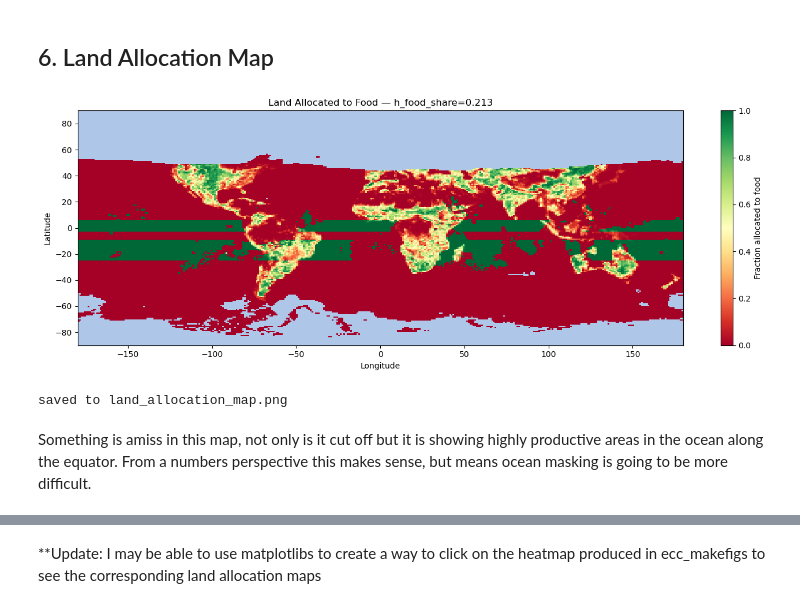
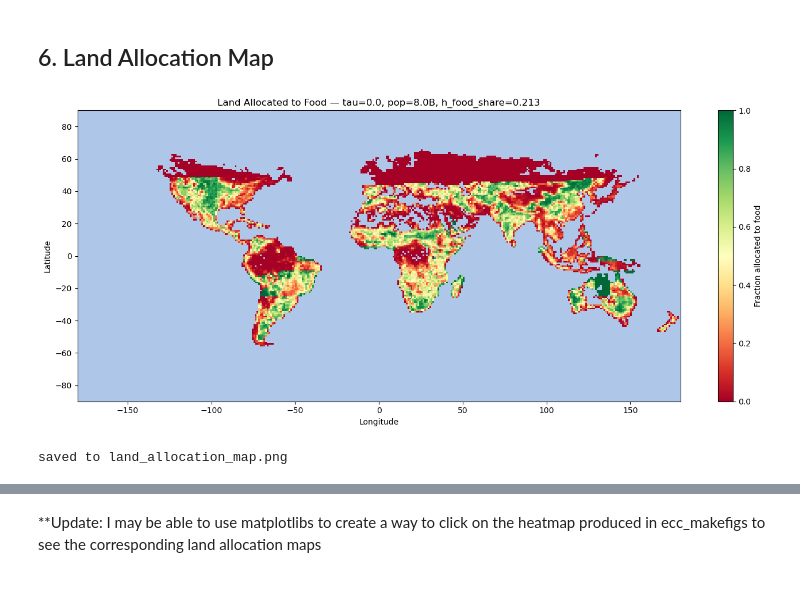
Before and after one commit to evasbenson/ECC_model, a Jupyter notebook: ecc_analysis.ipynb, the cells around one changed output, grey strips where cells are left out. Cells and saved outputs as stored; diff of their text form; code cells hidden in the pictures.

```diff
--- a/ecc_analysis.ipynb
+++ b/ecc_analysis.ipynb
@@ -30,6 +30,9 @@ imports ok
 # %% [markdown]
 ## 2. Load Spatial Data
 # %%
+PAR_grid, area, farmedPct, eimat, is_land = load_spatial_data()
+area_ha = area / 10000
+
 ei_mean = np.mean(eimat, axis=2)
 is_land = (ei_mean > 0) & (farmedPct > 0)
 print(f'farmable land cells: {is_land.sum()} of {180*360}')
@@ -319,37 +422,37 @@ order       = np.argsort(-g_flat)
 farmed_area   = farmed_flat * area_flat * land_flat
 unfarmed_area = (1 - farmed_flat) * area_flat * land_flat
 selected      = np.zeros(len(g_flat))
 accumulated   = 0.0
 
 for idx in order:
     if farmed_area[idx] <= 0: continue
     if accumulated >= target_ha: break
     take = min(farmed_area[idx], target_ha - accumulated)
     selected[idx] = take / area_flat[idx]
     accumulated  += take
 
 for idx in order:
     if unfarmed_area[idx] <= 0: continue
     if accumulated >= target_ha: break
     take = min(unfarmed_area[idx], target_ha - accumulated)
     selected[idx] = take / area_flat[idx]
     accumulated  += take
 
-selected_2d = np.where(is_land, selected.reshape(180, 360), np.nan)
+selected_2d = np.where(farmedPct > 0, selected.reshape(180, 360), np.nan)
 
-plt.figure(figsize=(14, 5))
+plt.figure(figsize=(14, 6))
 im = plt.pcolormesh(lon2d, lat2d, selected_2d, cmap='RdYlGn', shading='auto', vmin=0, vmax=1)
 plt.colorbar(im, label='Fraction allocated to food')
-plt.title(f'Land Allocated to Food — h_food_share={h_food_share:.3f}')
+plt.title(f'Land Allocated to Food — tau={tau}, pop={pop}B, h_food_share={h_food_share:.3f}')
 plt.xlabel('Longitude')
 plt.ylabel('Latitude')
+plt.xlim(-180, 180)
+plt.ylim(-90, 90)
 plt.gca().set_facecolor('#aec6e8')
 plt.tight_layout()
 plt.savefig('land_allocation_map.png', dpi=150, bbox_inches='tight')
 plt.show()
 print('saved to land_allocation_map.png')
 # %% [output]
-[figure, old version]
+[figure, new version]
 saved to land_allocation_map.png
-# %% [markdown]
-Something is amiss in this map, not only is it cut off but it is showing highly productive areas in the ocean along the equator. From a numbers perspective this makes sense, but means ocean masking is going to be more difficult.
```
Also changed, not shown: parts of 17 cells of this notebook, 13 other files.
